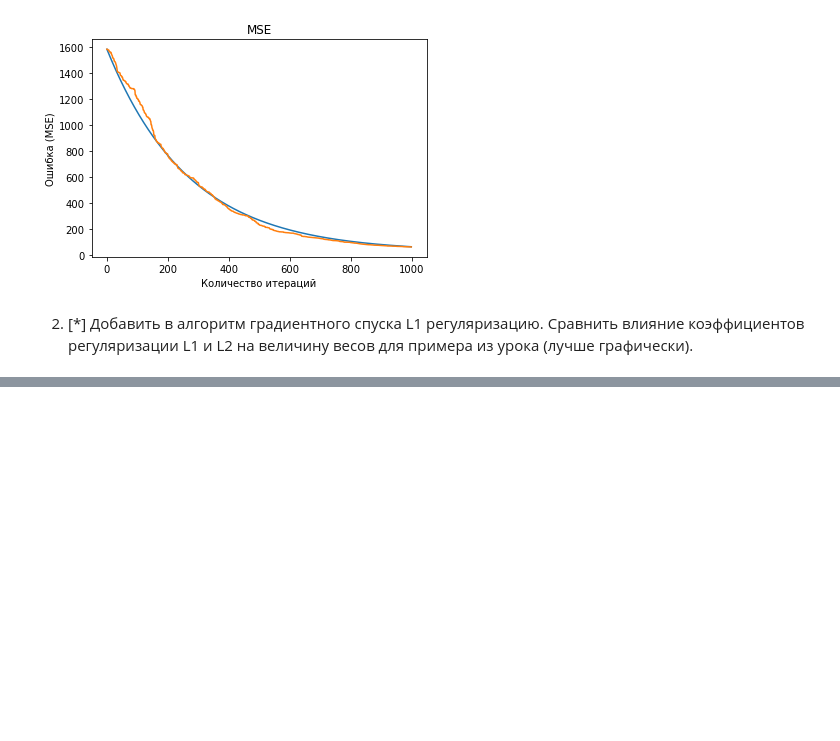
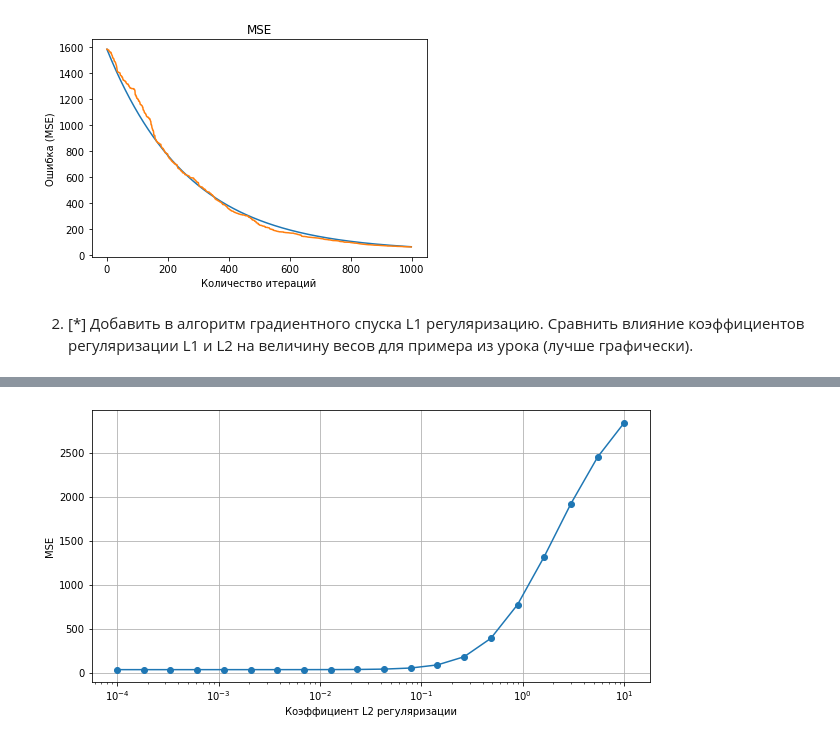
Before and after one commit to nglaz0v/Data_Analysis_Algorithms, a Jupyter notebook: task_02.ipynb, the cells around one changed output, grey strips where cells are left out. Cells and saved outputs as stored; diff of their text form; code cells hidden in the pictures; blank space fills up the shorter version.

```diff
--- a/task_02.ipynb
+++ b/task_02.ipynb
@@ -123,0 +219,9 @@ Text(0, 0.5, 'Ошибка (MSE)')
+# %%
+plt.figure(figsize=(10, 5))
+plt.xscale('log')
+plt.plot(l_list, errors, 'o-')
+plt.xlabel('Коэффициент L2 регуляризации')
+plt.ylabel('MSE')
+plt.grid()
+# %% [output]
+[figure, added]
```
Also changed, not shown: parts of 8 cells of this notebook.
